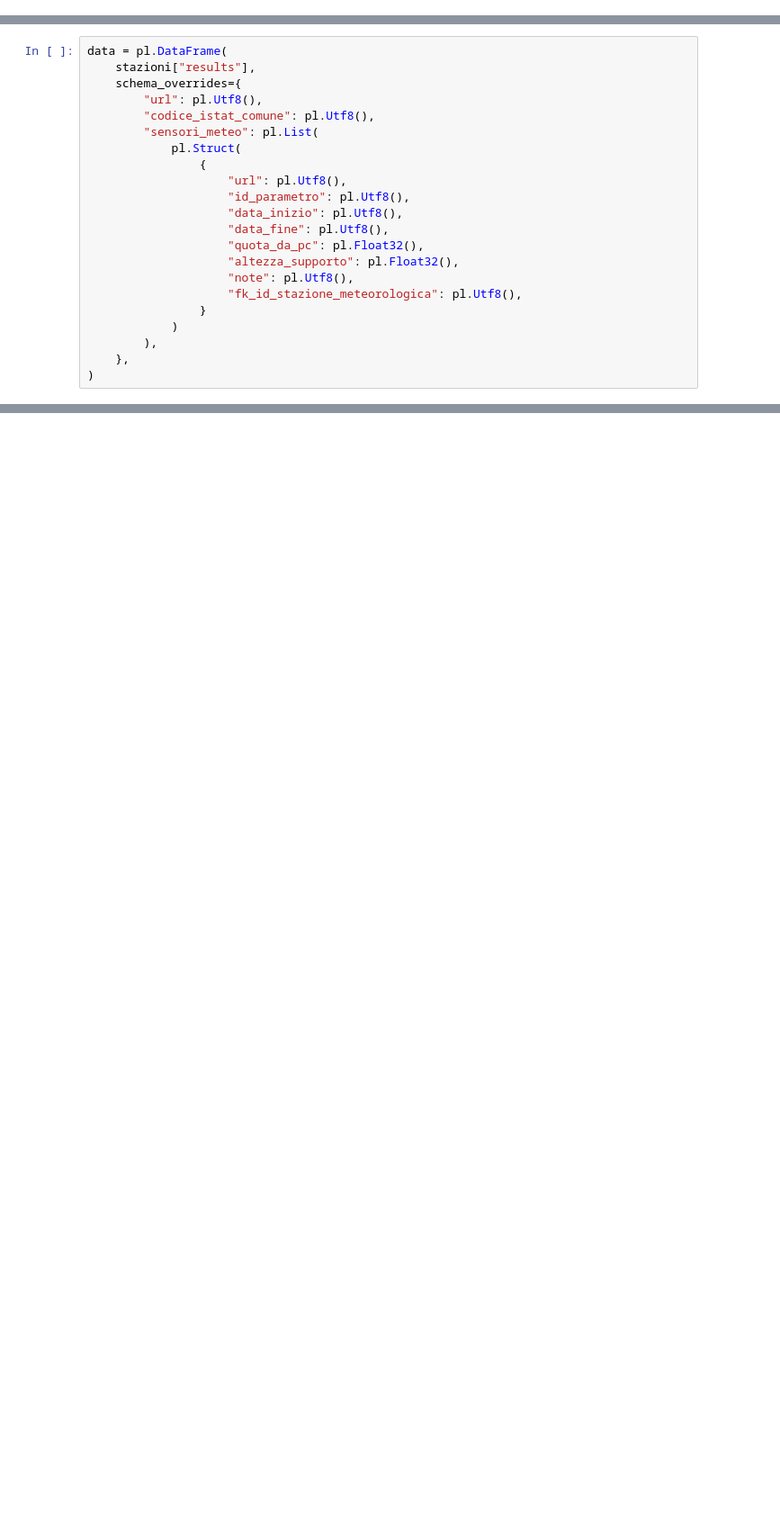
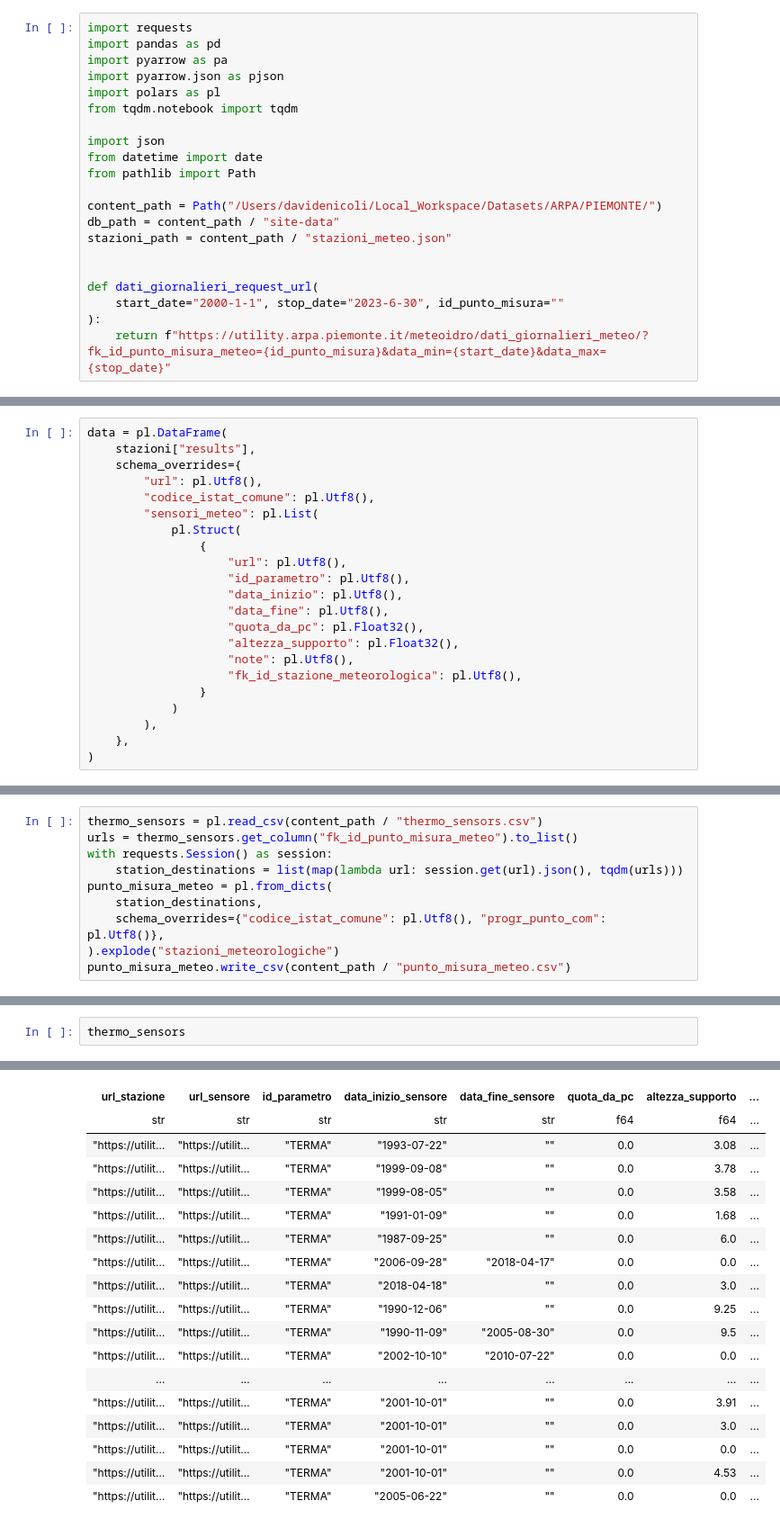
Before and after one commit to dnstudent/TesiMag, a Jupyter notebook: notebooks/integrazioni_regionali/piemonte/piemonte.py.ipynb, the cells around one changed output, grey strips where cells are left out. Shown at 90% size. Saved outputs shown, nothing was run; the diff lists cells and outputs as text; blank space fills up the shorter version.

Commit message:
Dataset downloader and builder complete

```diff
--- a/notebooks/integrazioni_regionali/piemonte/piemonte.py.ipynb
+++ b/notebooks/integrazioni_regionali/piemonte/piemonte.py.ipynb
@@ -9 +1,22 @@ import polars as pl
+# %%
+import requests
+import pandas as pd
+import pyarrow as pa
+import pyarrow.json as pjson
+import polars as pl
+from tqdm.notebook import tqdm
+
+import json
+from datetime import date
+from pathlib import Path
+
+content_path = Path("/Users/davidenicoli/Local_Workspace/Datasets/ARPA/PIEMONTE/")
+db_path = content_path / "site-data"
+stazioni_path = content_path / "stazioni_meteo.json"
+
+
+def dati_giornalieri_request_url(
+    start_date="2000-1-1", stop_date="2023-6-30", id_punto_misura=""
+):
+    return f"https://utility.arpa.piemonte.it/meteoidro/dati_giornalieri_meteo/?fk_id_punto_misura_meteo={id_punto_misura}&data_min={start_date}&data_max={stop_date}"
 # %%
@@ -103,0 +77,10 @@ urls
+# %%
+thermo_sensors = pl.read_csv(content_path / "thermo_sensors.csv")
+urls = thermo_sensors.get_column("fk_id_punto_misura_meteo").to_list()
+with requests.Session() as session:
+    station_destinations = list(map(lambda url: session.get(url).json(), tqdm(urls)))
+punto_misura_meteo = pl.from_dicts(
+    station_destinations,
+    schema_overrides={"codice_istat_comune": pl.Utf8(), "progr_punto_com": pl.Utf8()},
+).explode("stazioni_meteorologiche")
+punto_misura_meteo.write_csv(content_path / "punto_misura_meteo.csv")
@@ -103,0 +190,3 @@ urls
+# %%
+thermo_sensors
+# %% [output]
@@ -103,0 +194,18 @@ urls
+| url_stazione | url_sensore | id_parametro | data_inizio_sensore | data_fine_sensore | quota_da_pc | altezza_supporto | ... |
+| str | str | str | str | str | f64 | f64 | ... |
+| "https://utilit… | "https://utilit… | "TERMA" | "1993-07-22" | "" | 0.0 | 3.08 | ... |
+| "https://utilit… | "https://utilit… | "TERMA" | "1999-09-08" | "" | 0.0 | 3.78 | ... |
+| "https://utilit… | "https://utilit… | "TERMA" | "1999-08-05" | "" | 0.0 | 3.58 | ... |
+| "https://utilit… | "https://utilit… | "TERMA" | "1991-01-09" | "" | 0.0 | 1.68 | ... |
+| "https://utilit… | "https://utilit… | "TERMA" | "1987-09-25" | "" | 0.0 | 6.0 | ... |
+| "https://utilit… | "https://utilit… | "TERMA" | "2006-09-28" | "2018-04-17" | 0.0 | 0.0 | ... |
+| "https://utilit… | "https://utilit… | "TERMA" | "2018-04-18" | "" | 0.0 | 3.0 | ... |
+| "https://utilit… | "https://utilit… | "TERMA" | "1990-12-06" | "" | 0.0 | 9.25 | ... |
+| "https://utilit… | "https://utilit… | "TERMA" | "1990-11-09" | "2005-08-30" | 0.0 | 9.5 | ... |
+| "https://utilit… | "https://utilit… | "TERMA" | "2002-10-10" | "2010-07-22" | 0.0 | 0.0 | ... |
+| ... | ... | ... | ... | ... | ... | ... | ... |
+| "https://utilit… | "https://utilit… | "TERMA" | "2001-10-01" | "" | 0.0 | 3.91 | ... |
+| "https://utilit… | "https://utilit… | "TERMA" | "2001-10-01" | "" | 0.0 | 3.0 | ... |
+| "https://utilit… | "https://utilit… | "TERMA" | "2001-10-01" | "" | 0.0 | 0.0 | ... |
+| "https://utilit… | "https://utilit… | "TERMA" | "2001-10-01" | "" | 0.0 | 4.53 | ... |
+| "https://utilit… | "https://utilit… | "TERMA" | "2005-06-22" | "" | 0.0 | 0.0 | ... |
```
Also changed, not shown: parts of 13 cells of this notebook, 2 other files.
